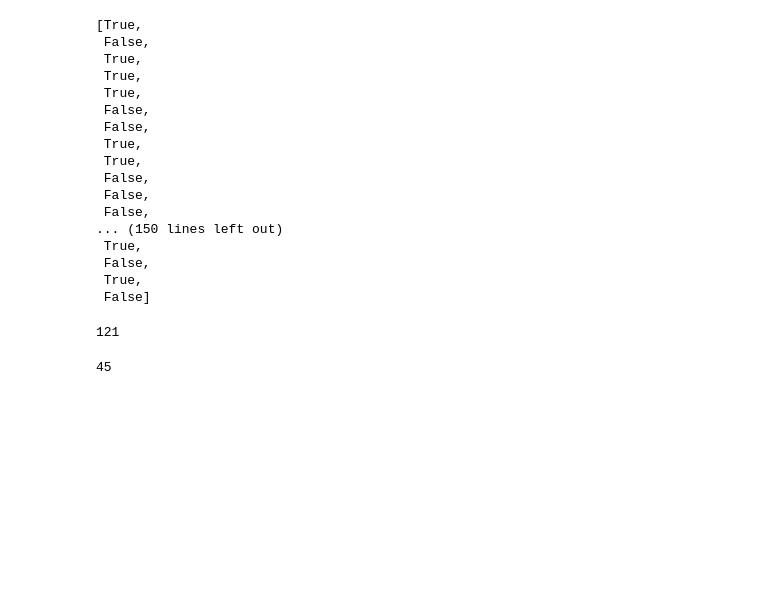
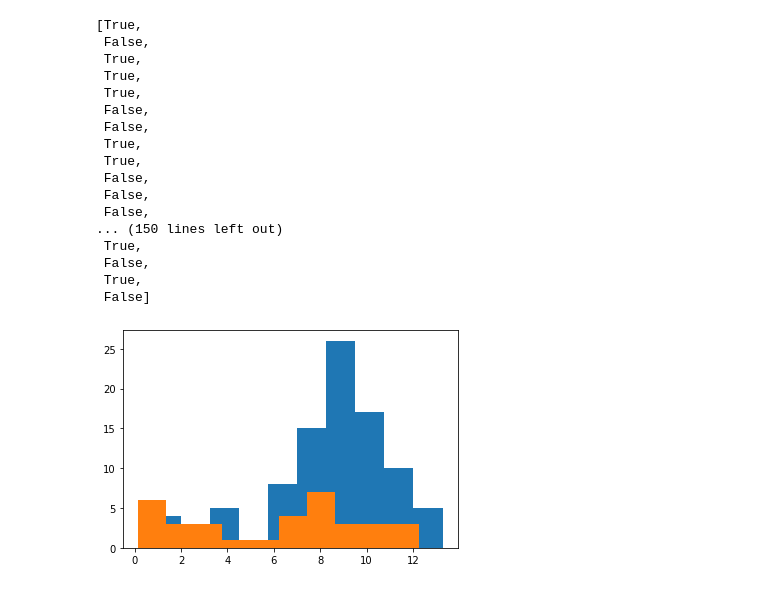
Before and after one commit to ryankkien/AttentionInElmCity-DF2022, a Jupyter notebook: CODE.ipynb, the cells around one changed output. Cells and saved outputs as stored; diff of their text form; code cells hidden in the pictures; blank space fills up the shorter version.

```diff
--- a/CODE.ipynb
+++ b/CODE.ipynb
@@ -77,11 +79,25 @@ for i in range(len(mask)):
         caregroup.append(dfByPlayer[i])
     else:
         notcaregroup.append(dfByPlayer[i])
-# %%
-len(caregroup)
-# %% [output]
-121
-# %%
-len(notcaregroup)
-# %% [output]
-45
+# %%
+caregroup_u16 = []
+for i in range(len(caregroup)):
+    if caregroup[i]['event_time_dbl'].max() <= 57600:
+        caregroup_u16.append(caregroup[i])
+
+
+notcaregroup_u16 = []
+for i in range(len(notcaregroup)):
+    if notcaregroup[i]['event_time_dbl'].max() <= 57600:
+        notcaregroup_u16.append(notcaregroup[i])
+# %%
+def hour_histogram(care_group):
+    total_hours = []
+    for i in care_group:
+        total_hours.append(i['event_time_dbl'].max()/3600)
+    plt.hist(total_hours)
+
+hour_histogram(caregroup_u16)
+hour_histogram(notcaregroup_u16)
+# %% [output]
+[figure, added]
```
Also changed, not shown: parts of 13 cells of this notebook.
